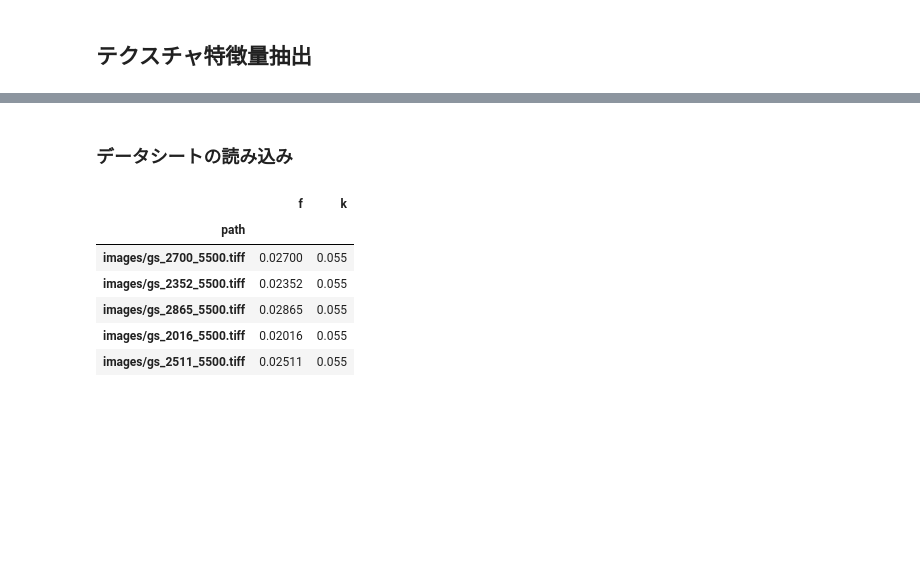
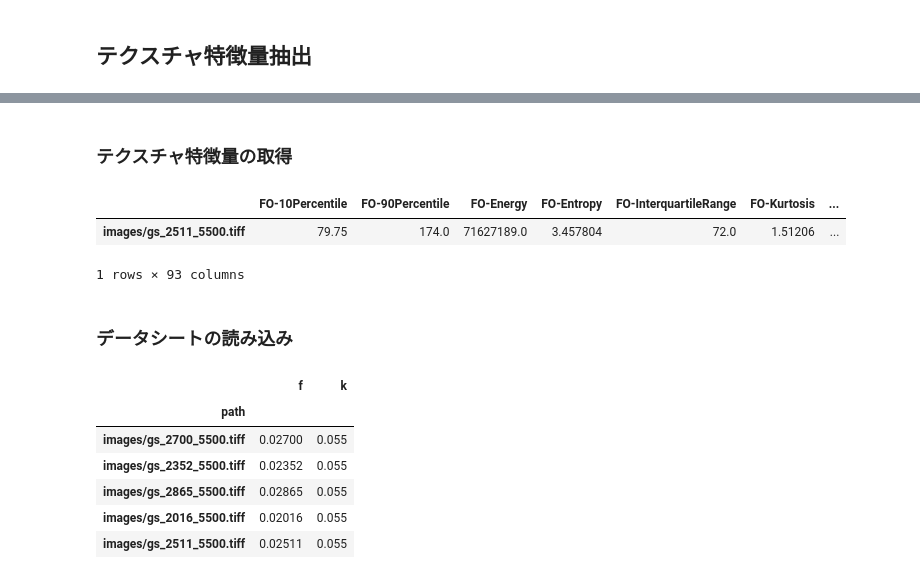
Before and after one commit to murakami9916/texture_extractor, a Jupyter notebook: tutorial.ipynb, the cells around one changed output, grey strips where cells are left out. Cells and saved outputs as stored; diff of their text form; code cells hidden in the pictures; blank space fills up the shorter version.

```diff
--- a/tutorial.ipynb
+++ b/tutorial.ipynb
@@ -19,3 +27,13 @@ PATH_COLUMNS = "path"
+# %% [markdown]
+### テクスチャ特徴量の取得
+# %%
+texture_extractor = TextureExtractor(clip_size=64, num_sample=50)
+result = texture_extractor.get_median_texture_feature_from_patch(image_array)
+pd.DataFrame(result, index=[path])
+# %% [output]
+|  | FO-10Percentile | FO-90Percentile | FO-Energy | FO-Entropy | FO-InterquartileRange | FO-Kurtosis | ... |
+| images/gs_2511_5500.tiff | 79.75 | 174.0 | 71627189.0 | 3.457804 | 72.0 | 1.51206 | ... |
+1 rows × 93 columns
 # %% [markdown]
 ### データシートの読み込み
 # %%
```
Also changed, not shown: parts of 5 cells of this notebook, 1 other file.
